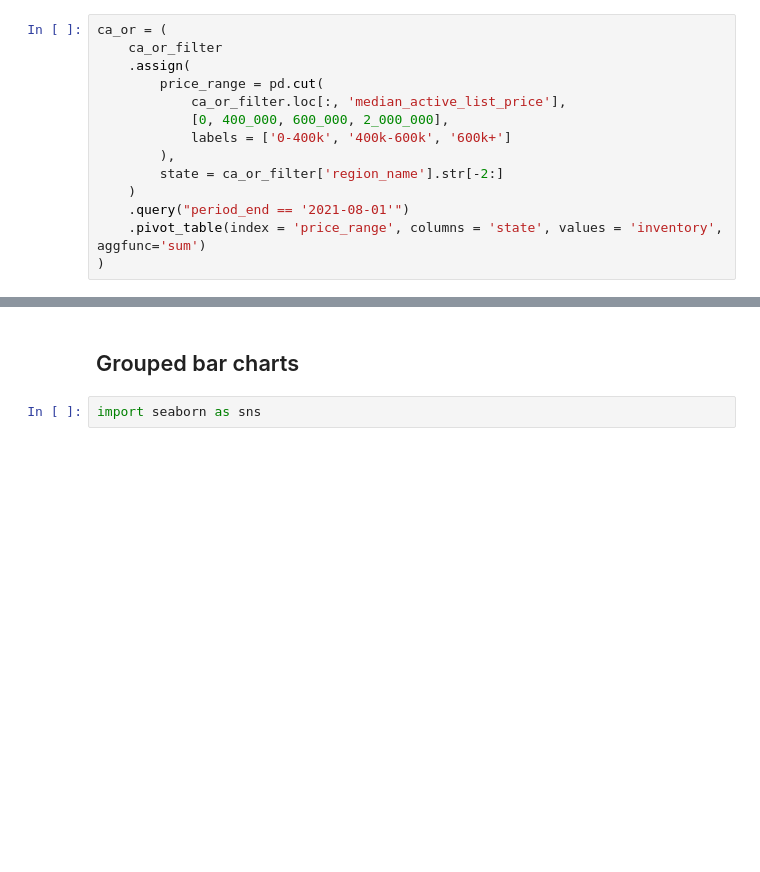
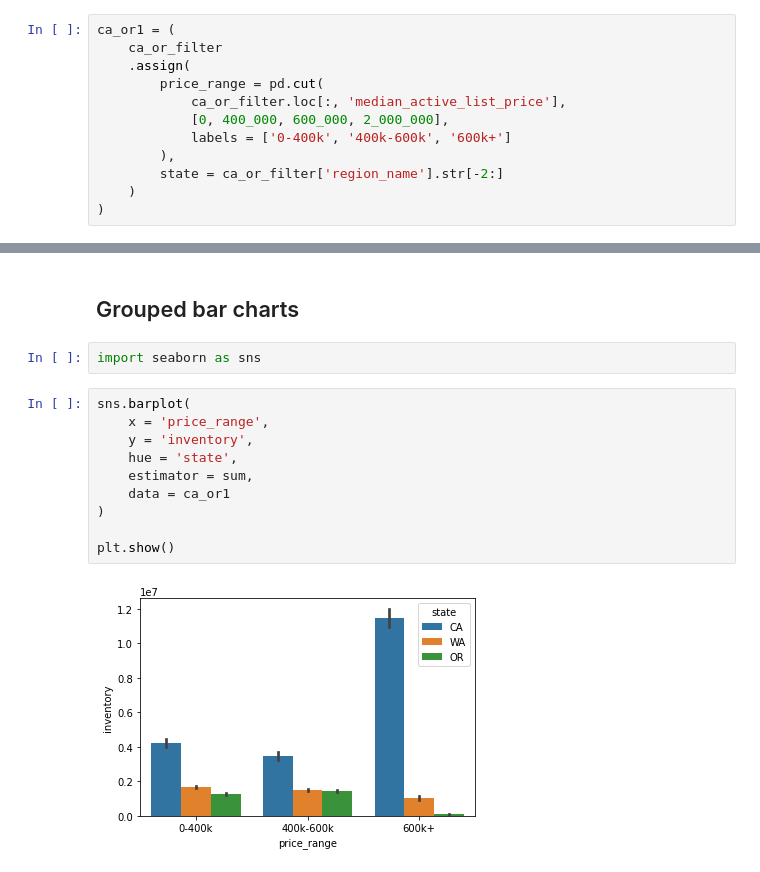
Before and after one commit to naruhikohama/dataviz-python, a Jupyter notebook: bar_charts_demo.ipynb, the cells around one changed output, grey strips where cells are left out. Drawn from its saved outputs; the diff is of its cells as text; blank space fills up the shorter version.

Commit message:
basic grouped bar charts

```diff
--- a/bar_charts_demo.ipynb
+++ b/bar_charts_demo.ipynb
@@ -104,7 +104,7 @@ plt.show()
 # %%
 ca_or_filter = housing_raw.loc[housing_raw['region_name'].str[-2:].isin(['CA', 'OR', 'WA'])]
 # %%
-ca_or = (
+ca_or1 = (
     ca_or_filter
     .assign(
         price_range = pd.cut(
@@ -114,6 +114,4 @@ ca_or = (
         ),
         state = ca_or_filter['region_name'].str[-2:]
     )
-    .query("period_end == '2021-08-01'")
-    .pivot_table(index = 'price_range', columns = 'state', values = 'inventory', aggfunc='sum')
 )
@@ -152,3 +156,15 @@ plt.show()
 ## Grouped bar charts
 # %%
 import seaborn as sns
+# %%
+sns.barplot(
+    x = 'price_range',
+    y = 'inventory',
+    hue = 'state',
+    estimator = sum,
+    data = ca_or1
+)
+
+plt.show()
+# %% [output]
+[figure, added]
```
Also changed, not shown: parts of 6 cells of this notebook.
